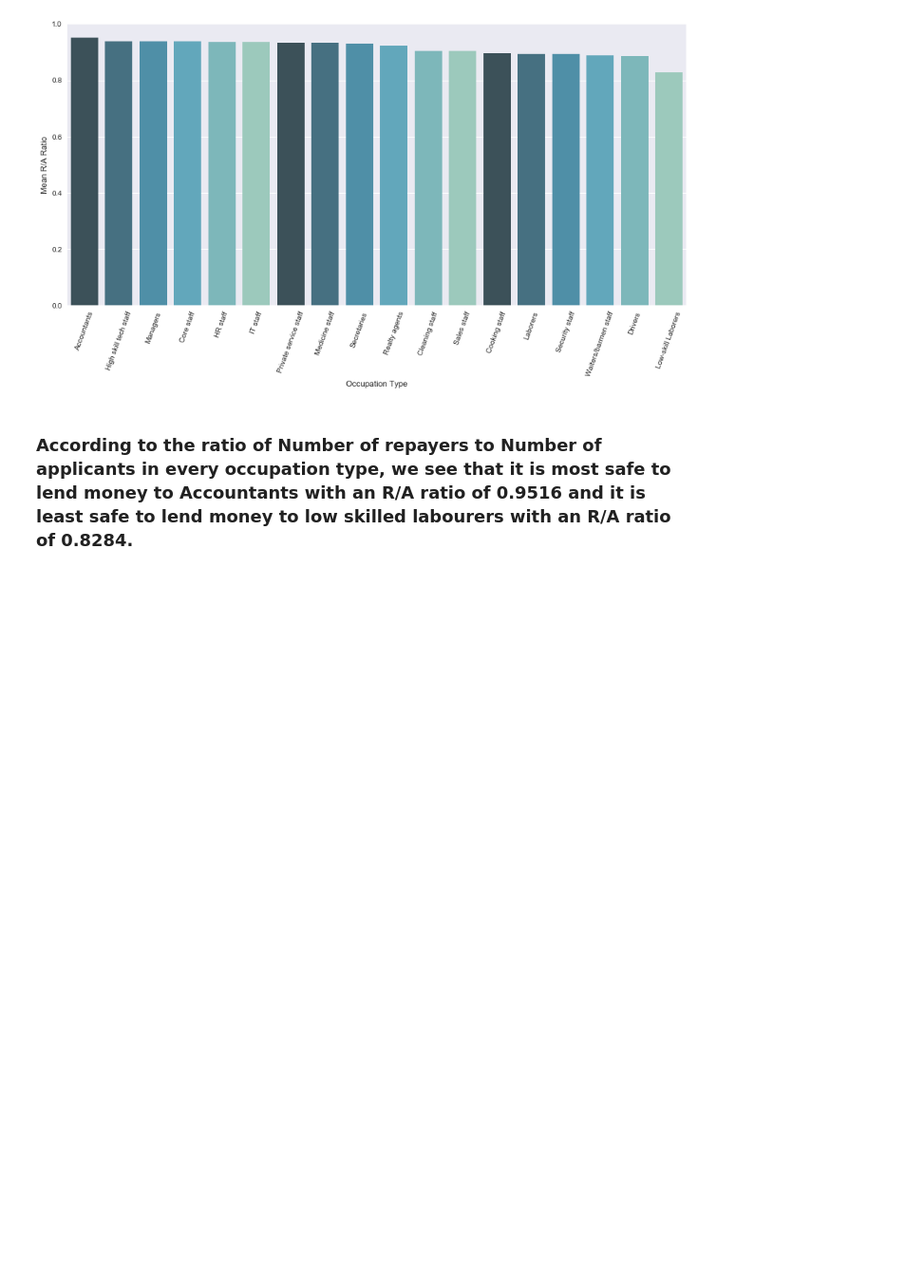
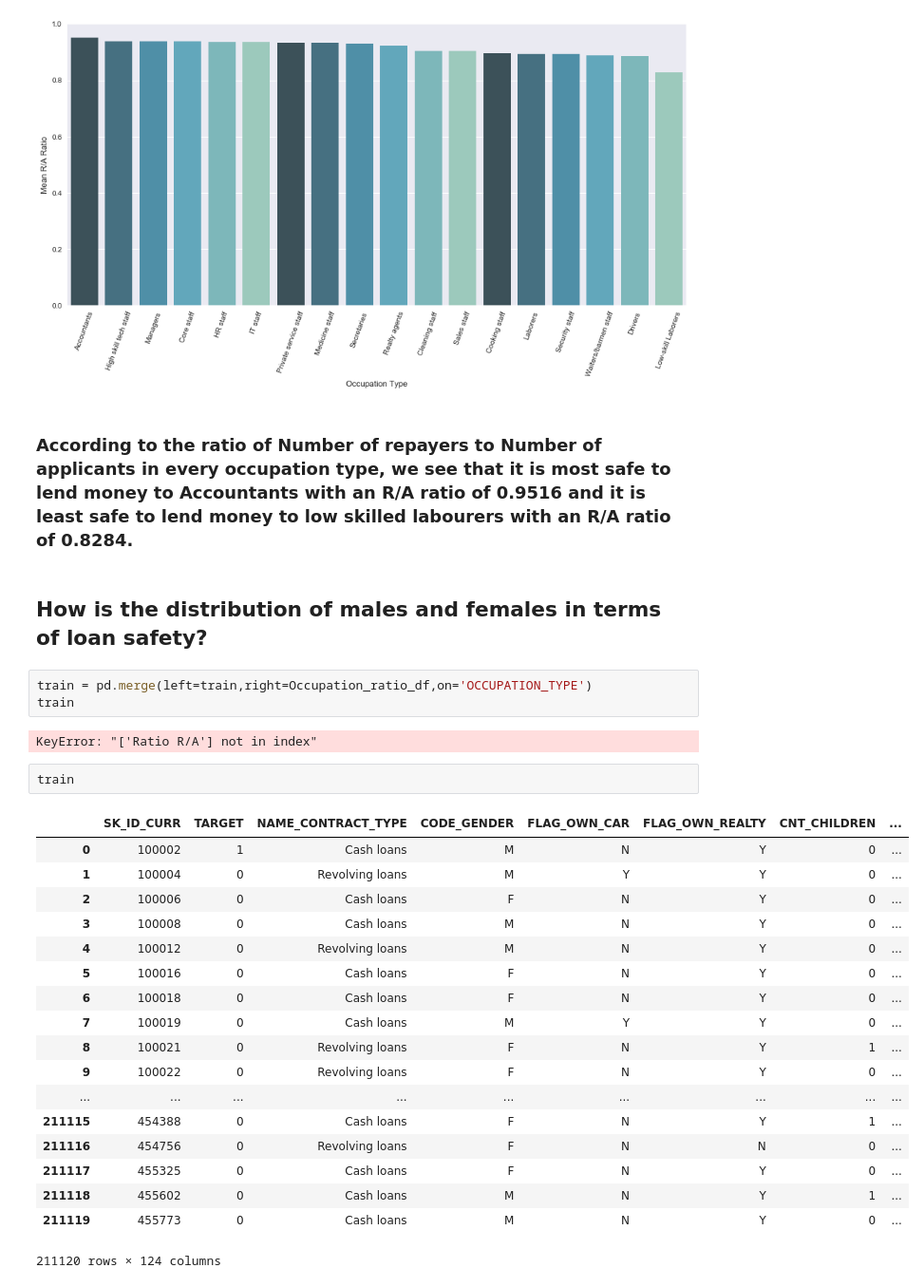
Before and after one commit to rakshithvasudev/Home-Credit-Default-Risk, a Jupyter notebook: EDA/Exploratory Data Analysis - Application Train.ipynb, the cells around one changed output. Shown at 95% size. Saved outputs shown, nothing was run; the diff lists cells and outputs as text; blank space fills up the shorter version.

Commit message:
adding train R/A to dataframe

```diff
--- a/EDA/Exploratory Data Analysis - Application Train.ipynb
+++ b/EDA/Exploratory Data Analysis - Application Train.ipynb
@@ -317,3 +317,31 @@ plt.ylabel("Mean R/A Ratio")
 [figure]
 # %% [markdown]
 ### According to the ratio of Number of repayers to Number of applicants in every occupation type, we see that it is most safe to lend money to Accountants with an R/A ratio of 0.9516 and it is least safe to lend money to low skilled labourers with an R/A ratio of 0.8284.
+# %% [markdown]
+## How is the distribution of males and females in terms of loan safety?
+# %%
+train = pd.merge(left=train,right=Occupation_ratio_df,on='OCCUPATION_TYPE')
+train
+# %% [output]
+KeyError: "['Ratio R/A'] not in index"
+# %%
+train
+# %% [output]
+|  | SK_ID_CURR | TARGET | NAME_CONTRACT_TYPE | CODE_GENDER | FLAG_OWN_CAR | FLAG_OWN_REALTY | CNT_CHILDREN | ... |
+| 0 | 100002 | 1 | Cash loans | M | N | Y | 0 | ... |
+| 1 | 100004 | 0 | Revolving loans | M | Y | Y | 0 | ... |
+| 2 | 100006 | 0 | Cash loans | F | N | Y | 0 | ... |
+| 3 | 100008 | 0 | Cash loans | M | N | Y | 0 | ... |
+| 4 | 100012 | 0 | Revolving loans | M | N | Y | 0 | ... |
+| 5 | 100016 | 0 | Cash loans | F | N | Y | 0 | ... |
+| 6 | 100018 | 0 | Cash loans | F | N | Y | 0 | ... |
+| 7 | 100019 | 0 | Cash loans | M | Y | Y | 0 | ... |
+| 8 | 100021 | 0 | Revolving loans | F | N | Y | 1 | ... |
+| 9 | 100022 | 0 | Revolving loans | F | N | Y | 0 | ... |
+| ... | ... | ... | ... | ... | ... | ... | ... | ... |
+| 211115 | 454388 | 0 | Cash loans | F | N | Y | 1 | ... |
+| 211116 | 454756 | 0 | Revolving loans | F | N | N | 0 | ... |
+| 211117 | 455325 | 0 | Cash loans | F | N | Y | 0 | ... |
+| 211118 | 455602 | 0 | Cash loans | M | N | Y | 1 | ... |
+| 211119 | 455773 | 0 | Cash loans | M | N | Y | 0 | ... |
+211120 rows × 124 columns
```
